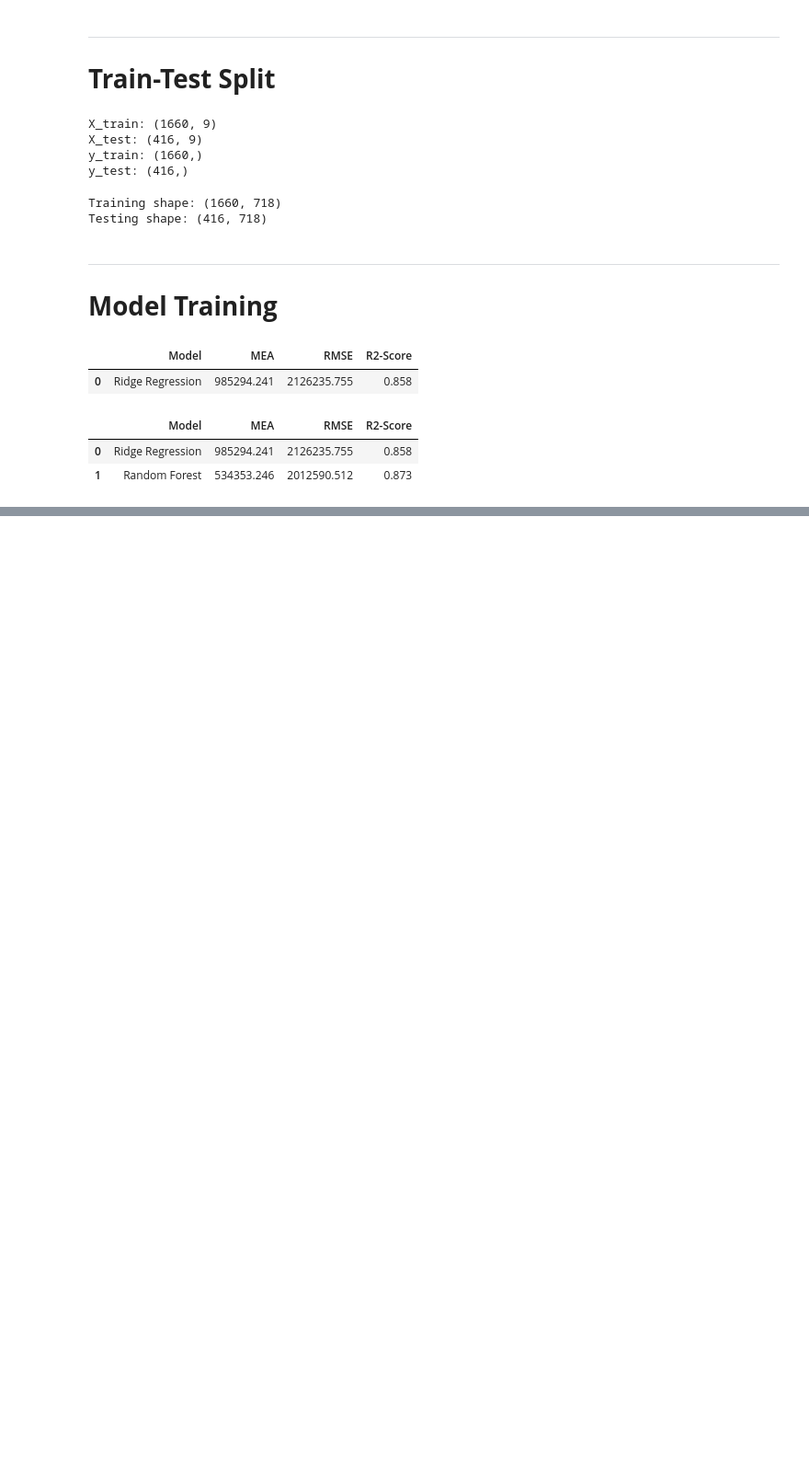
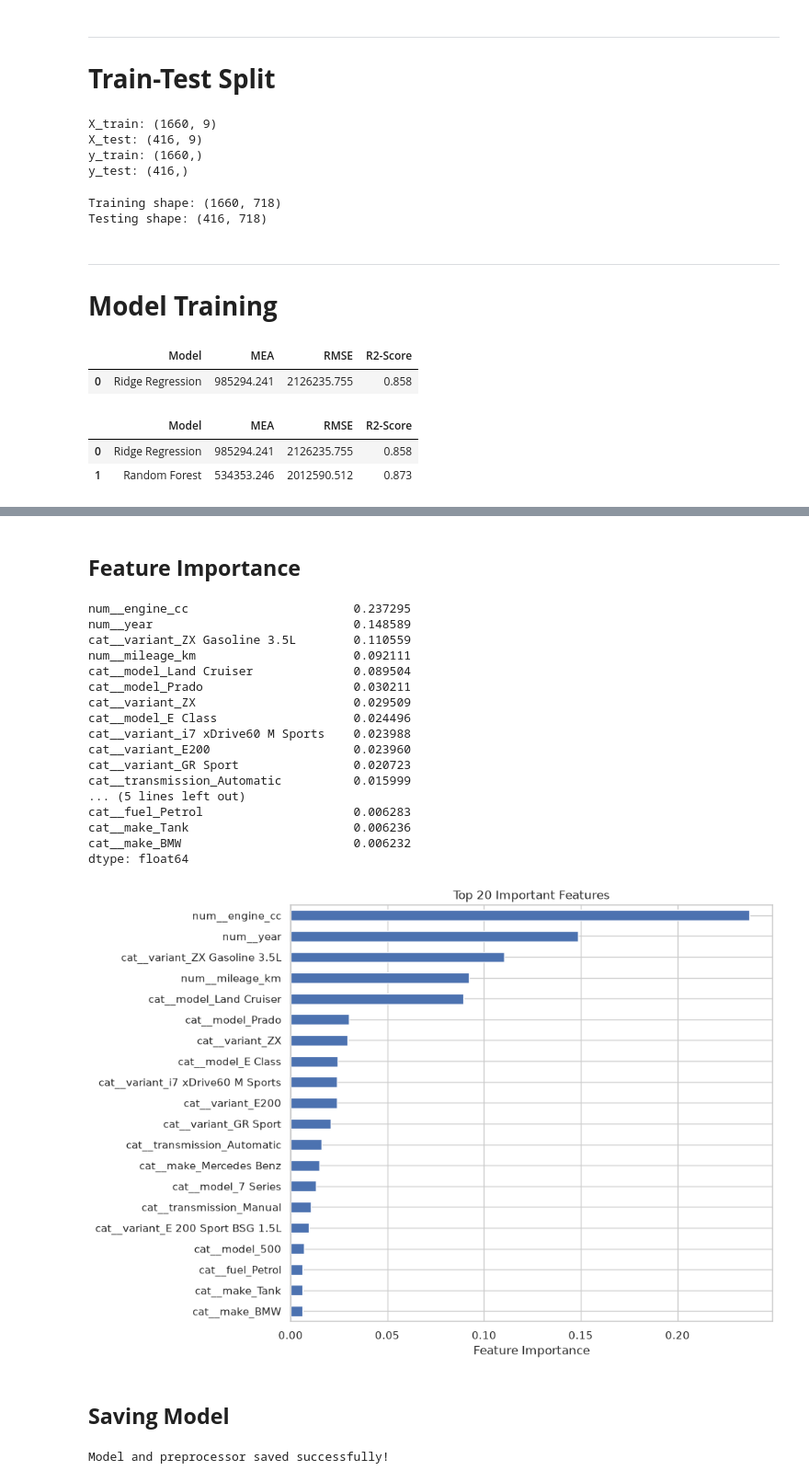
Before and after one commit to RealHaroon/Artificial-Intelligence-Labs, a Jupyter notebook: Machine Learning/Used Car Price Predictor/notebook/UsedCarPricePredictor.ipynb, the cells around one changed output, grey strips where cells are left out. Shown at 92% size. Saved outputs shown, nothing was run; the diff lists cells and outputs as text; code cells hidden in the pictures; blank space fills up the shorter version.

```diff
--- a/Machine Learning/Used Car Price Predictor/notebook/UsedCarPricePredictor.ipynb
+++ b/Machine Learning/Used Car Price Predictor/notebook/UsedCarPricePredictor.ipynb
@@ -1093,0 +1140,50 @@ display(results_df.round(3))
+# %% [markdown]
+## **Feature Importance**
+# %%
+feature_names = preprocessor.get_feature_names_out()
+
+importance = pd.Series(
+    best_model.feature_importances_,
+    index=feature_names
+).sort_values(ascending=False)
+
+print(importance.head(20))
+
+importance.head(20).sort_values().plot(
+    kind="barh",
+    figsize=(10, 7),
+    title="Top 20 Important Features"
+)
+
+plt.xlabel("Feature Importance")
+plt.tight_layout()
+plt.show()
+# %% [output]
+num__engine_cc                       0.237295
+num__year                            0.148589
+cat__variant_ZX Gasoline 3.5L        0.110559
+num__mileage_km                      0.092111
+cat__model_Land Cruiser              0.089504
+cat__model_Prado                     0.030211
+cat__variant_ZX                      0.029509
+cat__model_E Class                   0.024496
+cat__variant_i7 xDrive60 M Sports    0.023988
+cat__variant_E200                    0.023960
+cat__variant_GR Sport                0.020723
+cat__transmission_Automatic          0.015999
+... (5 lines left out)
+cat__fuel_Petrol                     0.006283
+cat__make_Tank                       0.006236
+cat__make_BMW                        0.006232
+dtype: float64
+[figure, added]
+# %% [markdown]
+## **Saving Model**
+# %%
+
+joblib.dump(best_model, "/run/media/haroon/Local Disk (D:)/Github/Artificial-Intelligence-Labs/Machine Learning/Used Car Price Predictor/model/car_price_model.pkl")
+joblib.dump(preprocessor, "/run/media/haroon/Local Disk (D:)/Github/Artificial-Intelligence-Labs/Machine Learning/Used Car Price Predictor/model/preprocessor.pkl")
+
+print("Model and preprocessor saved successfully!")
+# %% [output]
+Model and preprocessor saved successfully!
```
Also changed, not shown: parts of 3 cells of this notebook, 5 other files.
